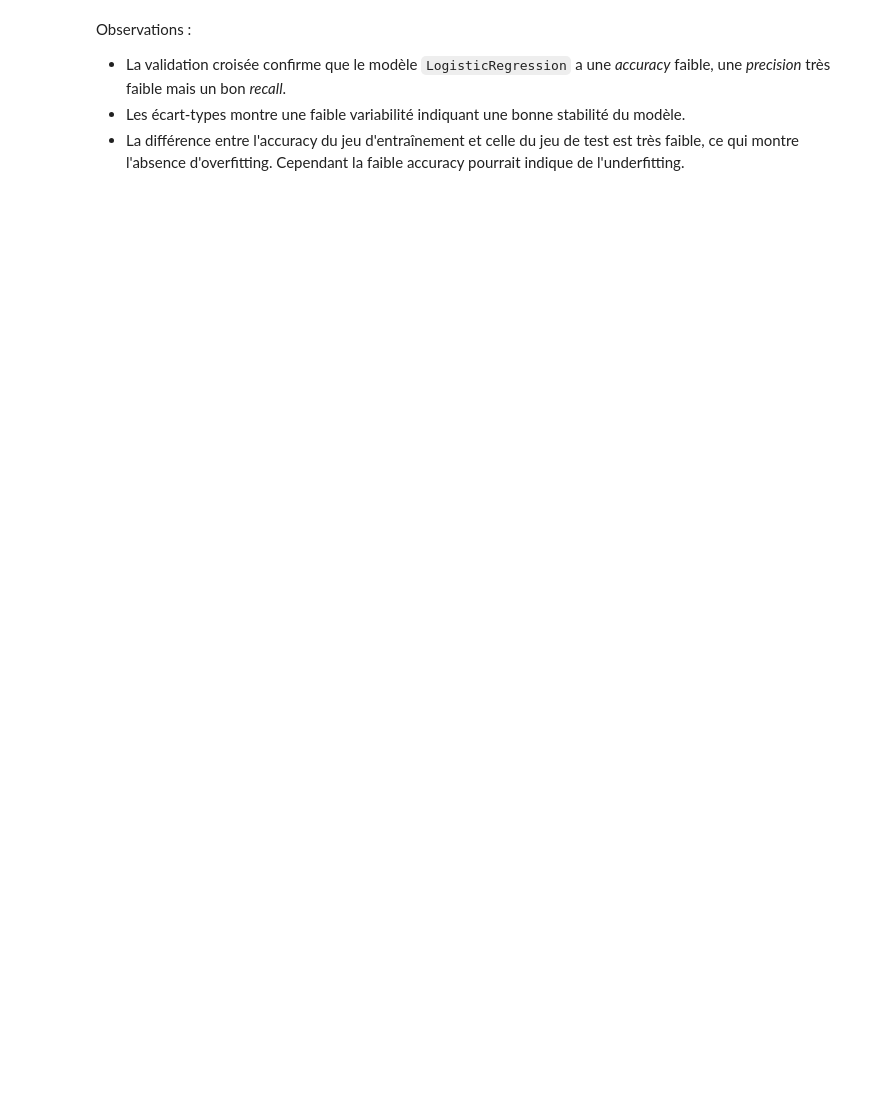
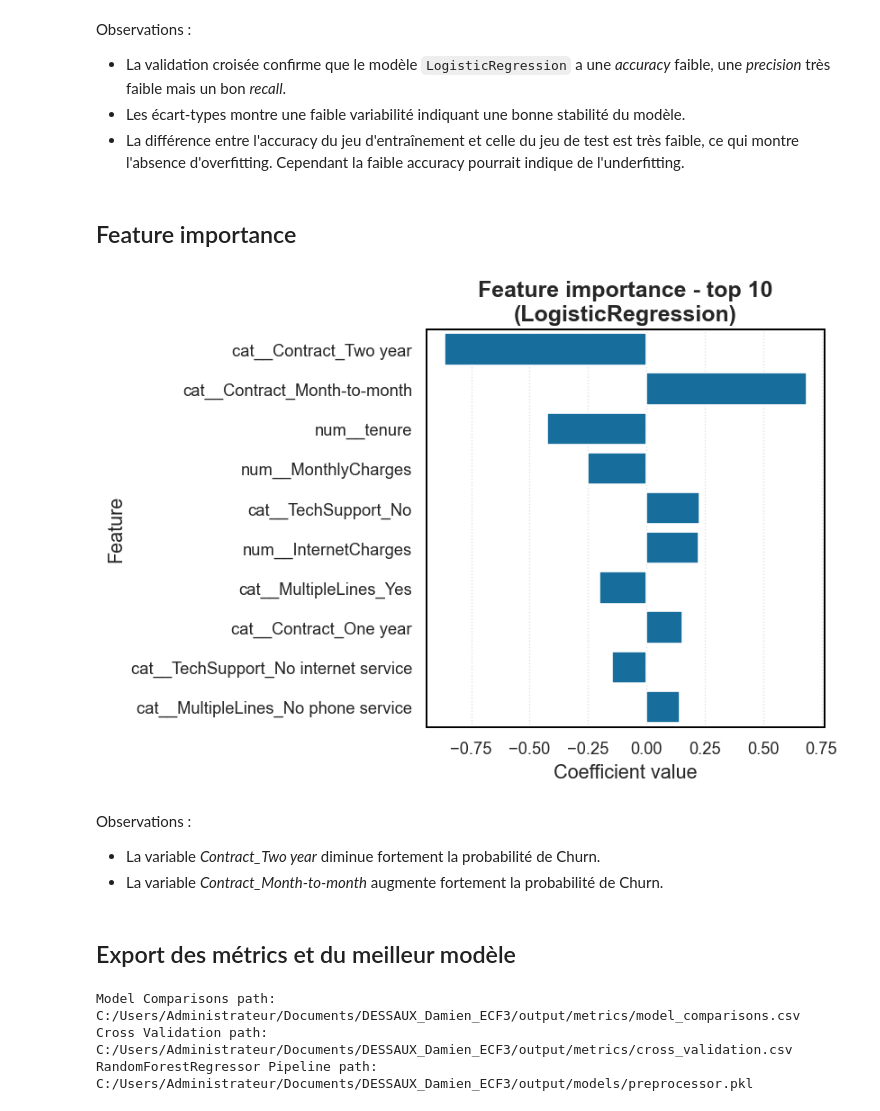
Before and after one commit to DamienDESSAUX-M2i/DESSAUX_Damien_ECF3, a Jupyter notebook: notebooks/03_modelisation.ipynb, the cells around one changed output. Saved outputs shown, nothing was run; the diff lists cells and outputs as text; code cells hidden in the pictures; blank space fills up the shorter version.

```diff
--- a/notebooks/03_modelisation.ipynb
+++ b/notebooks/03_modelisation.ipynb
@@ -30,7 +30,13 @@ PROJECT_DIR = Path().cwd().parent.resolve()
 DATA_DIR = PROJECT_DIR / "data"
 DATA_PATH = DATA_DIR / "03_DONNEES.csv"
 OUTPUT_DIR = PROJECT_DIR / "output"
-PREPROCESSOR_PATH = OUTPUT_DIR / "preprocessor.pkl"
+MODELS_DIR = OUTPUT_DIR / "models"
+PREPROCESSOR_PATH = MODELS_DIR / "preprocessor.pkl"
+BEST_MODEL_PATH = MODELS_DIR / "logistic_regression.pkl"
+FIGURES_DIR = OUTPUT_DIR / "figures"
+METRICS_DIR = OUTPUT_DIR / "metrics"
+MODEL_COMPARISONS_PATH = METRICS_DIR / "model_comparisons.csv"
+CROSS_VALIDATION_PATH = METRICS_DIR / "cross_validation.csv"
 # %%
 # Accessibilité : Daltonisme, Dyslexie, Confort Visuel
 
@@ -310,3 +317,5 @@ Observations :
 - La validation croisée confirme que le modèle `LogisticRegression` a une *accuracy* faible, une *precision* très faible mais un bon *recall*.
 - Les écart-types montre une faible variabilité indiquant une bonne stabilité du modèle.
 - La différence entre l'accuracy du jeu d'entraînement et celle du jeu de test est très faible, ce qui montre l'absence d'overfitting. Cependant la faible accuracy pourrait indique de l'underfitting.
+# %% [markdown]
+## Feature importance
@@ -312,0 +344,49 @@ Observations :
+# %%
+nb_features = 10
+
+plt.figure(figsize=(7, 5))
+
+if hasattr(classifier, "feature_importances_"):
+    sns.barplot(
+        data=feature_importance_df.nlargest(nb_features, "importance"),
+        x="importance",
+        y="feature",
+    )
+    plt.xlabel("Importance value")
+elif hasattr(classifier, "coef_"):
+    sns.barplot(
+        data=feature_importance_df.nlargest(nb_features, "importance"),
+        x="coefficient",
+        y="feature",
+    )
+    plt.xlabel("Coefficient value")
+else:
+    raise ValueError("Le modèle ne fournit pas d'importance.")
+
+plt.title(f"Feature importance - top {nb_features}\n({best_model_name})")
+plt.ylabel("Feature")
+
+plt.tight_layout()
+plt.savefig((FIGURES_DIR / "03_feature_importance").as_posix())
+plt.show()
+# %% [output]
+[figure, added]
+# %% [markdown]
+Observations :
+- La variable *Contract_Two year* diminue fortement la probabilité de Churn.
+- La variable *Contract_Month-to-month* augmente fortement la probabilité de Churn.
+# %% [markdown]
+## Export des métrics et du meilleur modèle
+# %%
+metrics.to_csv(MODEL_COMPARISONS_PATH.as_posix(), index=False)
+print("Model Comparisons path: ", MODEL_COMPARISONS_PATH.as_posix())
+
+pd.DataFrame(cross_validation).to_csv(CROSS_VALIDATION_PATH.as_posix(), index=False)
+print("Cross Validation path: ", CROSS_VALIDATION_PATH.as_posix())
+
+joblib.dump(best_model, BEST_MODEL_PATH.as_posix())
+print("RandomForestRegressor Pipeline path: ", PREPROCESSOR_PATH.as_posix())
+# %% [output]
+Model Comparisons path:  C:/Users/Administrateur/Documents/DESSAUX_Damien_ECF3/output/metrics/model_comparisons.csv
+Cross Validation path:  C:/Users/Administrateur/Documents/DESSAUX_Damien_ECF3/output/metrics/cross_validation.csv
+RandomForestRegressor Pipeline path:  C:/Users/Administrateur/Documents/DESSAUX_Damien_ECF3/output/models/preprocessor.pkl
```
Also changed, not shown: parts of 5 cells of this notebook, 11 other files.
